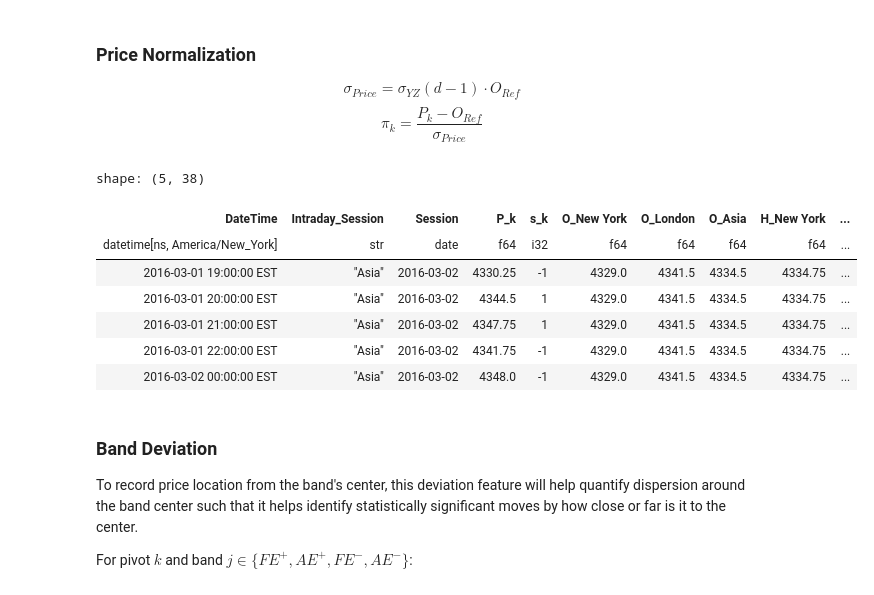
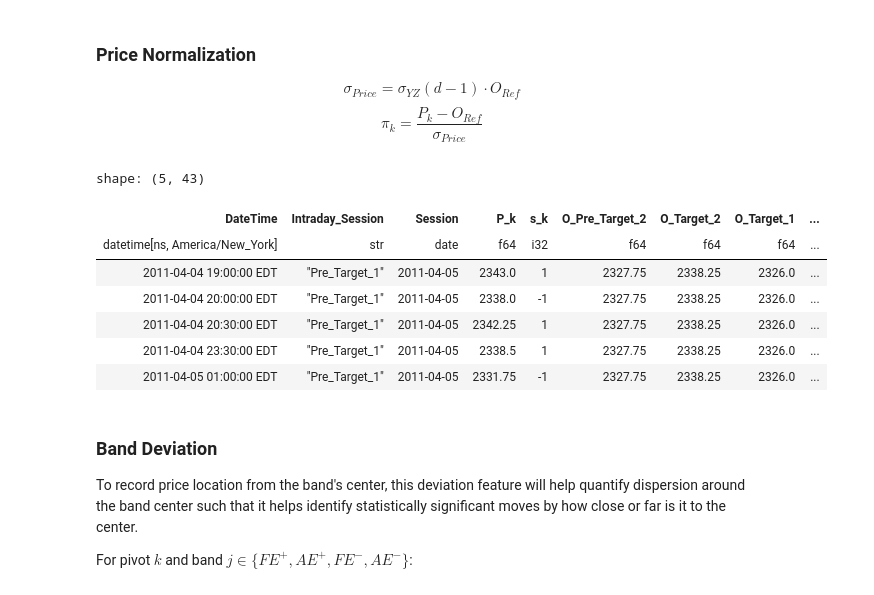
Before and after one commit to KevinTheDuck/ohlc-excursion-model, a Jupyter notebook: notebooks/approaches/transformer_pivot_model/01_features.ipynb, the cells around one changed output. Drawn from its saved outputs; the diff is of its cells as text; code cells hidden in the pictures.

```diff
--- a/notebooks/approaches/transformer_pivot_model/01_features.ipynb
+++ b/notebooks/approaches/transformer_pivot_model/01_features.ipynb
@@ -25,7 +25,7 @@ aggregated_data = aggregate_sessions(raw_data)
 aggregated_data = filter_valid_sessions(aggregated_data)
 
 aggregated_data = aggregated_data.with_columns(
-    pl.col("O_Asia").alias("O_Ref")
+    pl.col("O_Pre_Target_1").alias("O_Ref")
 )
 
 aggregated_data = yang_zhang(aggregated_data, FULL_DAY_SPEC, mode="historical")
@@ -75,7 +75,7 @@ $$i \in \{n, \ldots, N-n-1\}, \quad N = 29, \quad n = 2 \text{ (default)}$$
 ***
 # %%
 pre_ny_data = raw_data.filter(
-    pl.col("Intraday_Session").is_in(["Asia", "London"])
+    pl.col("Intraday_Session").is_in(["Pre_Target_1", "Pre_Target_2"])
 )
 
 # how far we shift is based on n but well hardcode and later in our module well make it modular
@@ -211,23 +211,23 @@ $$\sigma_{Price} = \sigma_{YZ}(d-1) \cdot O_{Ref}$$
 $$\pi_k = \frac{P_k - O_{Ref}}{\sigma_{Price}}$$
 # %%
 shifted_aggregated_data = aggregated_data.with_columns(
-    pl.col("Sigma_Historical").shift(1).alias("Sigma_Historical")
+    pl.col("Sigma_Historical").shift(1).alias("Sigma_Historical_Shifted")
 )
 pivots = pivots.join(shifted_aggregated_data, on="Session", how="left")
 pivots = pivots.with_columns([
-    ((pl.col("P_k") - pl.col("O_Ref")) / (pl.col("Sigma_Historical") * pl.col("O_Ref"))).alias("Pi_k")
+    ((pl.col("P_k") - pl.col("O_Ref")) / (pl.col("Sigma_Historical_Shifted") * pl.col("O_Ref"))).alias("Pi_k")
 ])
 # %%
-pivots.drop_nulls().head(5)
+pivots.filter(pl.col("Session") >= date(2011, 4, 5)).drop_nulls().head(5)
 # %% [output]
-shape: (5, 38)
+shape: (5, 43)
-| DateTime | Intraday_Session | Session | P_k | s_k | O_New York | O_London | O_Asia | H_New York | ... |
-| datetime[ns, America/New_York] | str | date | f64 | i32 | f64 | f64 | f64 | f64 | ... |
-| 2016-03-01 19:00:00 EST | "Asia" | 2016-03-02 | 4330.25 | -1 | 4329.0 | 4341.5 | 4334.5 | 4334.75 | ... |
-| 2016-03-01 20:00:00 EST | "Asia" | 2016-03-02 | 4344.5 | 1 | 4329.0 | 4341.5 | 4334.5 | 4334.75 | ... |
-| 2016-03-01 21:00:00 EST | "Asia" | 2016-03-02 | 4347.75 | 1 | 4329.0 | 4341.5 | 4334.5 | 4334.75 | ... |
-| 2016-03-01 22:00:00 EST | "Asia" | 2016-03-02 | 4341.75 | -1 | 4329.0 | 4341.5 | 4334.5 | 4334.75 | ... |
-| 2016-03-02 00:00:00 EST | "Asia" | 2016-03-02 | 4348.0 | -1 | 4329.0 | 4341.5 | 4334.5 | 4334.75 | ... |
+| DateTime | Intraday_Session | Session | P_k | s_k | O_Pre_Target_2 | O_Target_2 | O_Target_1 | ... |
+| datetime[ns, America/New_York] | str | date | f64 | i32 | f64 | f64 | f64 | ... |
+| 2011-04-04 19:00:00 EDT | "Pre_Target_1" | 2011-04-05 | 2343.0 | 1 | 2327.75 | 2338.25 | 2326.0 | ... |
+| 2011-04-04 20:00:00 EDT | "Pre_Target_1" | 2011-04-05 | 2338.0 | -1 | 2327.75 | 2338.25 | 2326.0 | ... |
+| 2011-04-04 20:30:00 EDT | "Pre_Target_1" | 2011-04-05 | 2342.25 | 1 | 2327.75 | 2338.25 | 2326.0 | ... |
+| 2011-04-04 23:30:00 EDT | "Pre_Target_1" | 2011-04-05 | 2338.5 | 1 | 2327.75 | 2338.25 | 2326.0 | ... |
+| 2011-04-05 01:00:00 EDT | "Pre_Target_1" | 2011-04-05 | 2331.75 | -1 | 2327.75 | 2338.25 | 2326.0 | ... |
 # %% [markdown]
 ### **Band Deviation**
 To record price location from the band's center, this deviation feature will help quantify dispersion around the band center such that it helps identify statistically significant moves by how close or far is it to the center.
```
Also changed, not shown: parts of 11 cells of this notebook, 6 other files.
